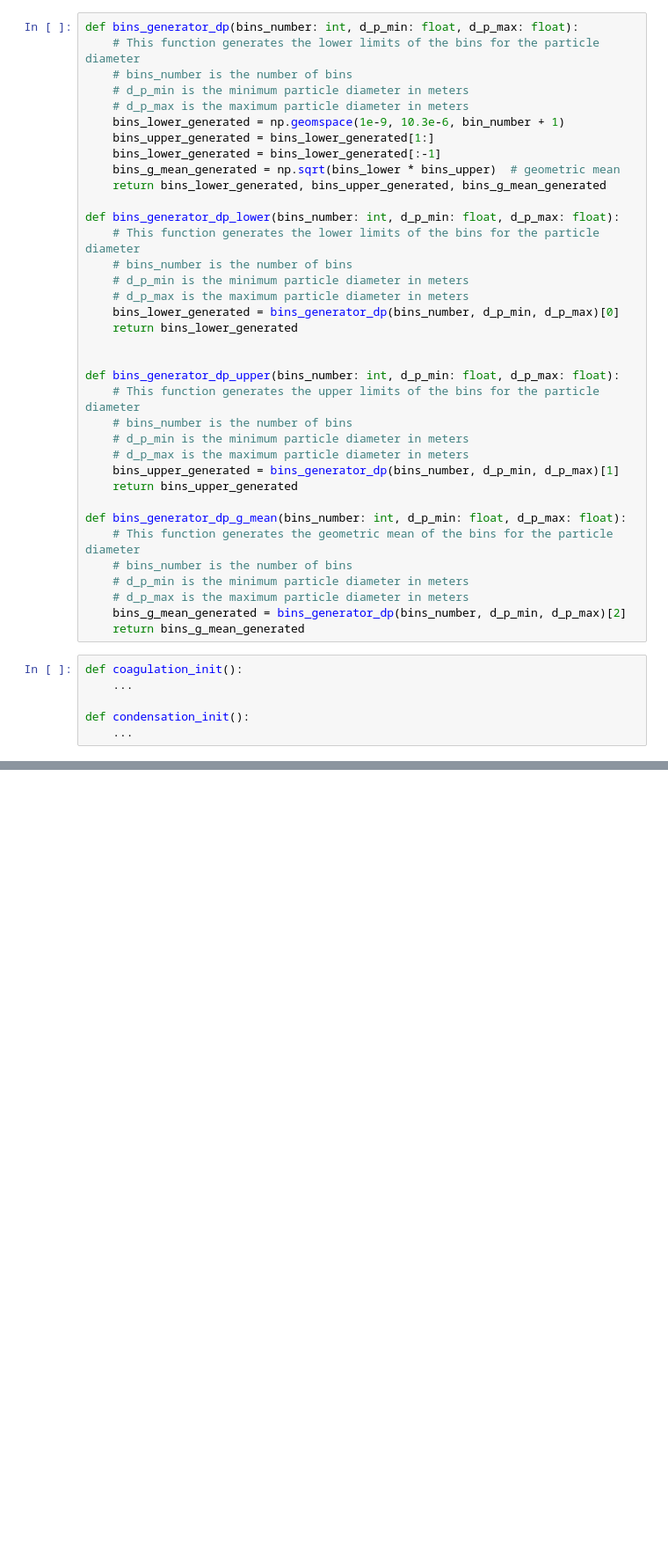
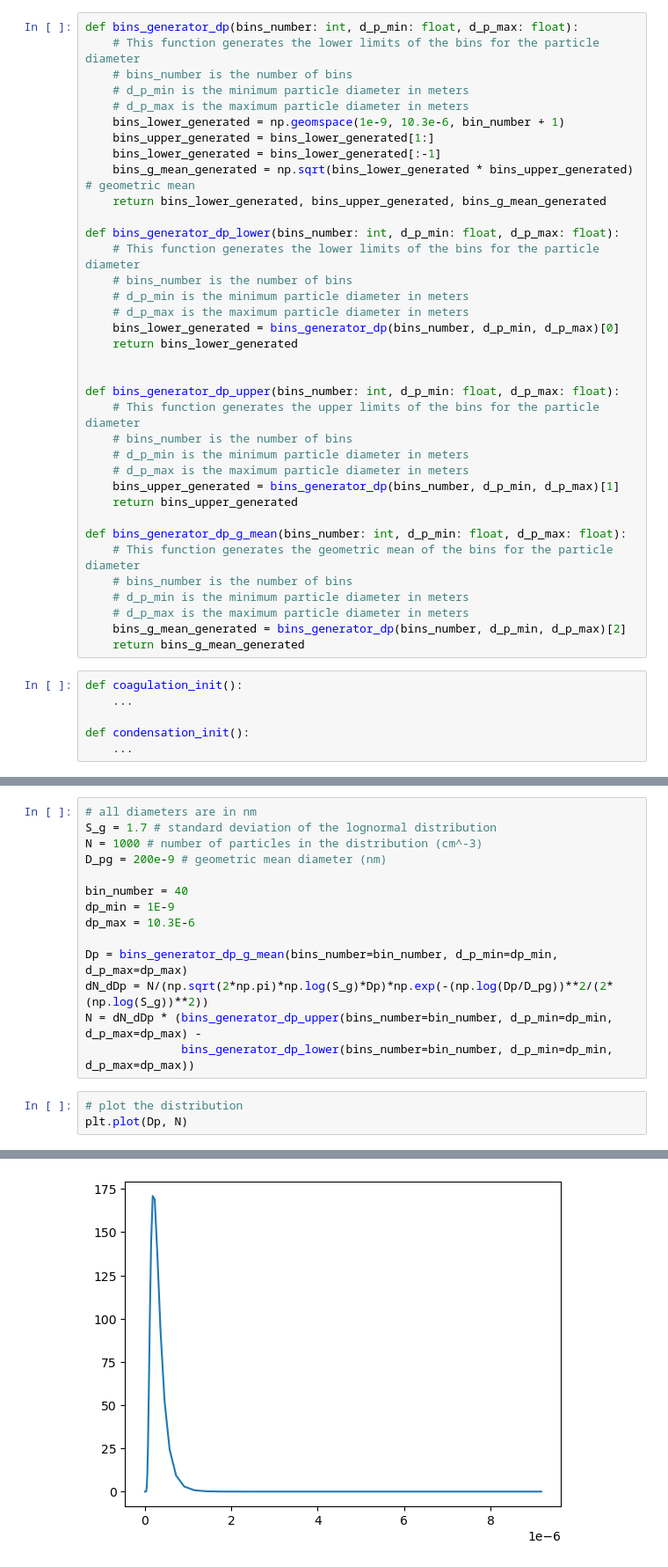
Before and after one commit to masoud-akbarzadeh/aerosol_clouds_class, a Jupyter notebook: hw3_aerosol_physics/hw_3_aero_general_dyn_eqn.ipynb, the cells around one changed output, grey strips where cells are left out. Shown at 88% size. Saved outputs shown, nothing was run; the diff lists cells and outputs as text; blank space fills up the shorter version.

```diff
--- a/hw3_aerosol_physics/hw_3_aero_general_dyn_eqn.ipynb
+++ b/hw3_aerosol_physics/hw_3_aero_general_dyn_eqn.ipynb
@@ -264,7 +270,7 @@ def bins_generator_dp(bins_number: int, d_p_min: float, d_p_max: float):
     bins_lower_generated = np.geomspace(1e-9, 10.3e-6, bin_number + 1)
     bins_upper_generated = bins_lower_generated[1:]
     bins_lower_generated = bins_lower_generated[:-1]
-    bins_g_mean_generated = np.sqrt(bins_lower * bins_upper)  # geometric mean
+    bins_g_mean_generated = np.sqrt(bins_lower_generated * bins_upper_generated)  # geometric mean
     return bins_lower_generated, bins_upper_generated, bins_g_mean_generated
 
 def bins_generator_dp_lower(bins_number: int, d_p_min: float, d_p_max: float):
@@ -345,0 +397,18 @@ def simulation_general_dynamic_equation(
+# %%
+# all diameters are in nm
+S_g = 1.7 # standard deviation of the lognormal distribution
+N = 1000 # number of particles in the distribution (cm^-3)
+D_pg = 200e-9 # geometric mean diameter (nm)
+
+bin_number = 40
+dp_min = 1E-9
+dp_max = 10.3E-6
+
+Dp = bins_generator_dp_g_mean(bins_number=bin_number, d_p_min=dp_min, d_p_max=dp_max)
+dN_dDp = N/(np.sqrt(2*np.pi)*np.log(S_g)*Dp)*np.exp(-(np.log(Dp/D_pg))**2/(2*(np.log(S_g))**2))
+N = dN_dDp * (bins_generator_dp_upper(bins_number=bin_number, d_p_min=dp_min, d_p_max=dp_max) -
+              bins_generator_dp_lower(bins_number=bin_number, d_p_min=dp_min, d_p_max=dp_max))
+# %%
+# plot the distribution
+plt.plot(Dp, N)
+# %% [output]
@@ -346 +416,2 @@ def simulation_general_dynamic_equation(
+[figure, added]
 # %%
```
Also changed, not shown: parts of 11 cells of this notebook.
